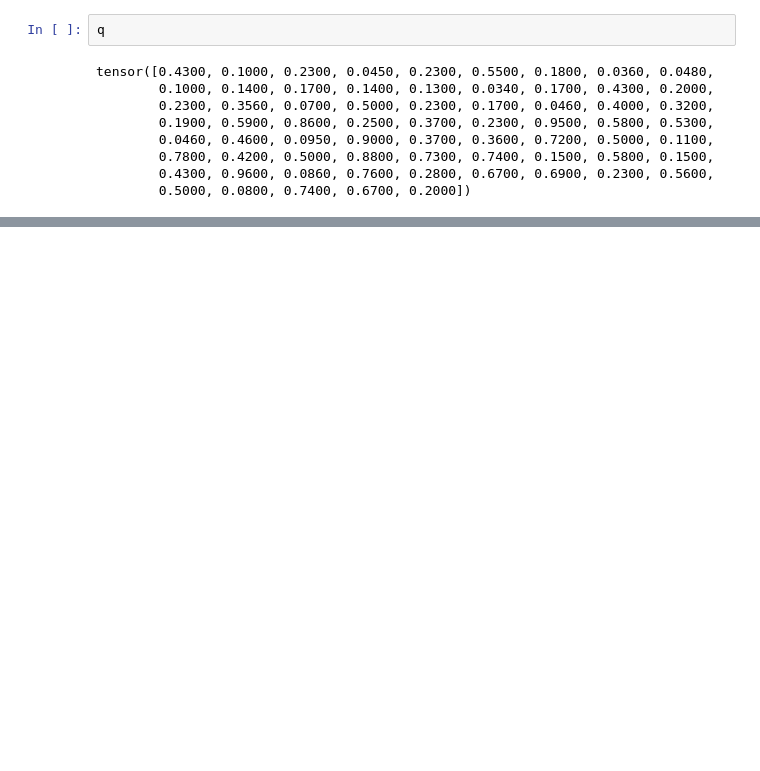
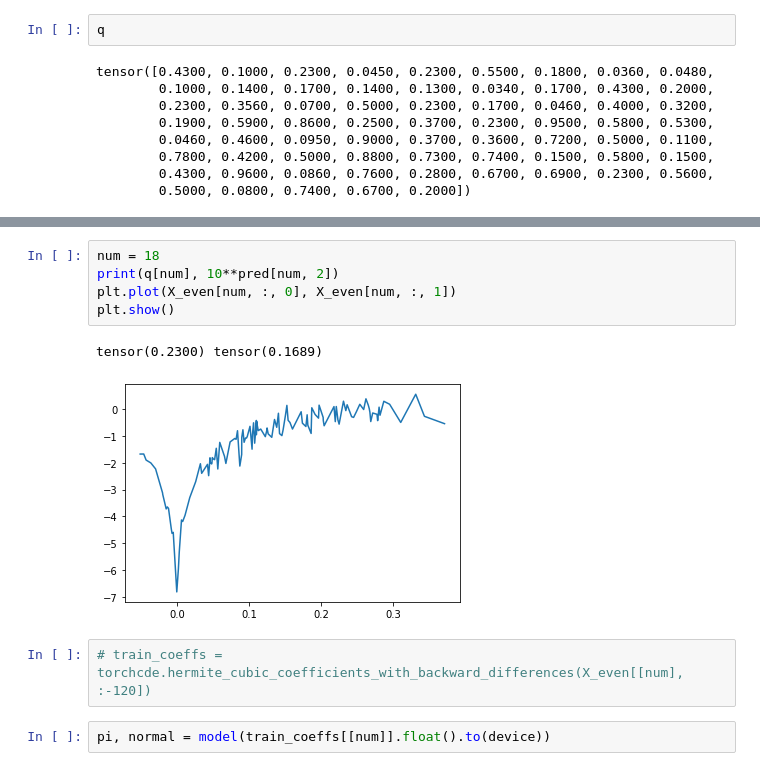
Before and after one commit to haimengzhao/magic-microlensing, a Jupyter notebook: KMT/KMT_reg.ipynb, the cells around one changed output, grey strips where cells are left out. Saved outputs shown, nothing was run; the diff lists cells and outputs as text; blank space fills up the shorter version.

```diff
--- a/KMT/KMT_reg.ipynb
+++ b/KMT/KMT_reg.ipynb
@@ -152,0 +160,12 @@ mse of log10q:  0.37717318534851074
+# %%
+num = 18
+print(q[num], 10**pred[num, 2])
+plt.plot(X_even[num, :, 0], X_even[num, :, 1])
+plt.show()
+# %% [output]
+tensor(0.2300) tensor(0.1689)
+[figure, added]
+# %%
+# train_coeffs = torchcde.hermite_cubic_coefficients_with_backward_differences(X_even[[num], :-120])
+# %%
+pi, normal = model(train_coeffs[[num]].float().to(device))
```
Also changed, not shown: parts of 16 cells of this notebook, 1 other file.
